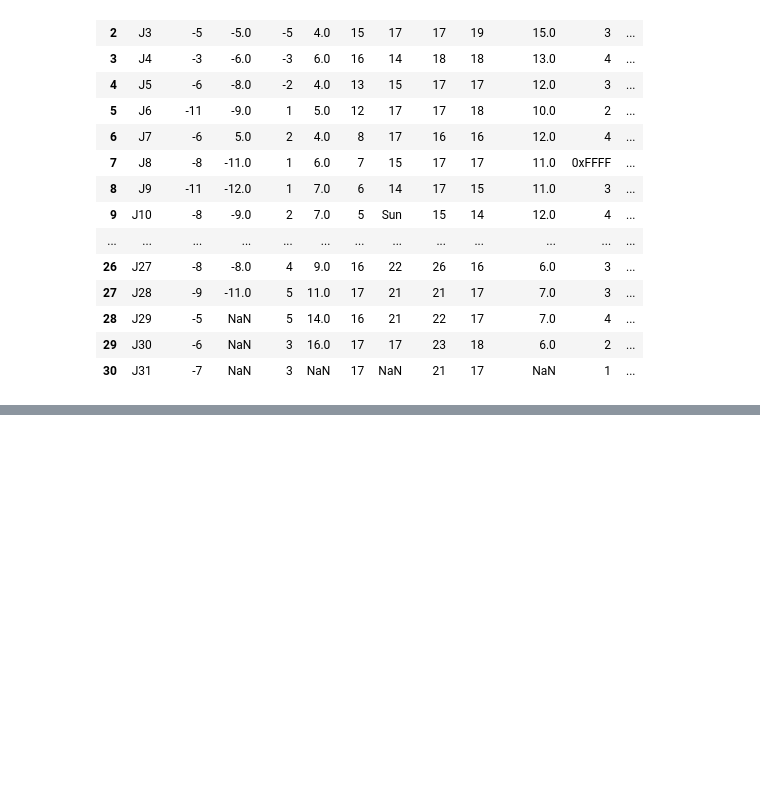
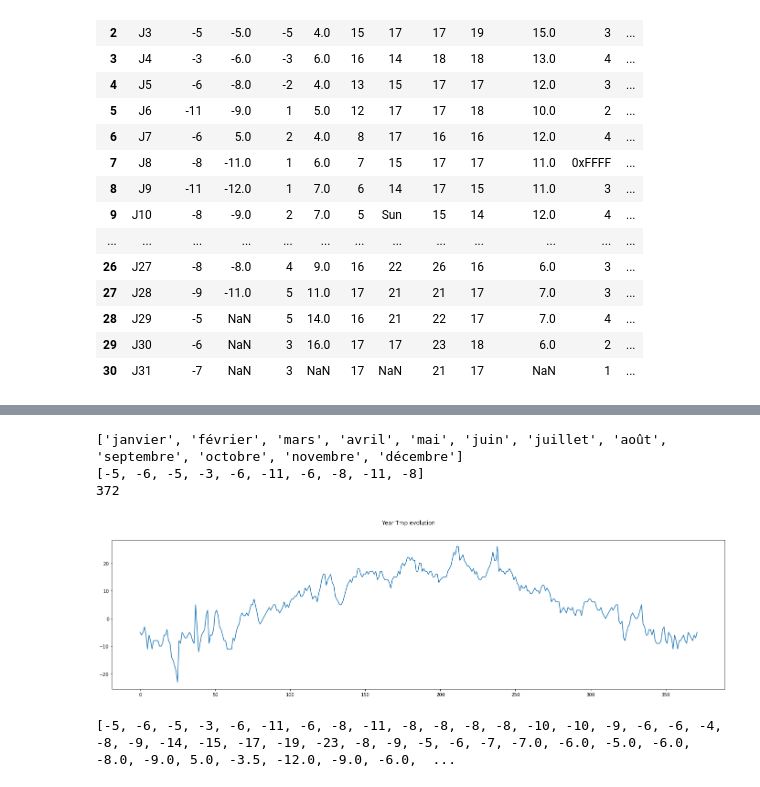
Before and after one commit to Raziegel/QualiteDesDonneesG2, a Jupyter notebook: TP1_Qualité_des_données.ipynb, the cells around one changed output, grey strips where cells are left out. Drawn from its saved outputs; the diff is of its cells as text; code cells hidden in the pictures; blank space fills up the shorter version.

```diff
--- a/TP1_Qualité_des_données.ipynb
+++ b/TP1_Qualité_des_données.ipynb
@@ -224,17 +224,3 @@ csverr
 | 28 | J29 | -5 | NaN | 5 | 14.0 | 16 | 21 | 22 | 17 | 7.0 | 4 | ... |
 | 29 | J30 | -6 | NaN | 3 | 16.0 | 17 | 17 | 23 | 18 | 6.0 | 2 | ... |
 | 30 | J31 | -7 | NaN | 3 | NaN | 17 | NaN | 21 | 17 | NaN | 1 | ... |
-# %%
-data = csverr.loc[0:,"janvier":"décembre"]
-months = list(data.loc[:0,])
-print(months)
-for i in range(len(months)):
-  currentmonth = months[i]
-  print(csverr[currentmonth])
-  csverr[currentmonth].replace(np.nan, 230)
-  print(csverr[currentmonth])
-
-  csverr[currentmonth] = pd.to_numeric(csverr[currentmonth], errors='coerce').interpolate()
-
-
-csverr
@@ -275,0 +227,43 @@ Name: décembre, dtype: int64
+# %%
+import math
+import statistics
+data = csverr.loc[0:,"janvier":"décembre"]
+months = list(data.loc[:0,])
+print(months)
+
+fig, axs = plt.subplots(1, 1, figsize=(24, 6), sharey=False,squeeze=False)
+
+fig.suptitle('Year Tmp evolution')
+totalyearerr = []
+for i in range(len(months)):
+  values = list(data.loc[0:,months[i]])
+  totalyearerr += values
+  #currentmonth = months[i]
+  #print(csverr[currentmonth])
+  #csverr[currentmonth].replace(np.nan, 230)
+  #print(csverr[currentmonth])
+
+  #csverr[currentmonth] = pd.to_numeric(csverr[currentmonth], errors='coerce').interpolate()
+proxdays = []
+for j in range(len(totalyearerr)):
+  if (j > 0 and j < 365):
+    if(math.isnan(totalyearerr[j])):
+      totalyearerr[j] = statistics.mean([totalyearerr[j-1], totalyearerr[j+1]])
+    elif(totalyearerr[j] < (totalyearerr[j-1]-15) or totalyearerr[j] > (totalyearerr[j-1]+15) ):
+      totalyearerr[j] = statistics.mean([totalyearerr[j-1], totalyearerr[j+1]])
+
+
+
+#csverr
+lines = axs[0,0].plot(range(0, len(totalyearerr)), totalyearerr )
+print(totalyearerr[0:10])
+totalyearerr
+print(len(totalyearerr ))
+plt.show()
+print(totalyearerr)
+# %% [output]
+['janvier', 'février', 'mars', 'avril', 'mai', 'juin', 'juillet', 'août', 'septembre', 'octobre', 'novembre', 'décembre']
+[-5, -6, -5, -3, -6, -11, -6, -8, -11, -8]
+372
+[figure, added]
+[-5, -6, -5, -3, -6, -11, -6, -8, -11, -8, -8, -8, -8, -10, -10, -9, -6, -6, -4, -8, -9, -14, -15, -17, -19, -23, -8, -9, -5, -6, -7, -7.0, -6.0, -5.0, -6.0, -8.0, -9.0, 5.0, -3.5, -12.0, -9.0, -6.0,  ...
```
Also changed, not shown: parts of 5 cells of this notebook.
